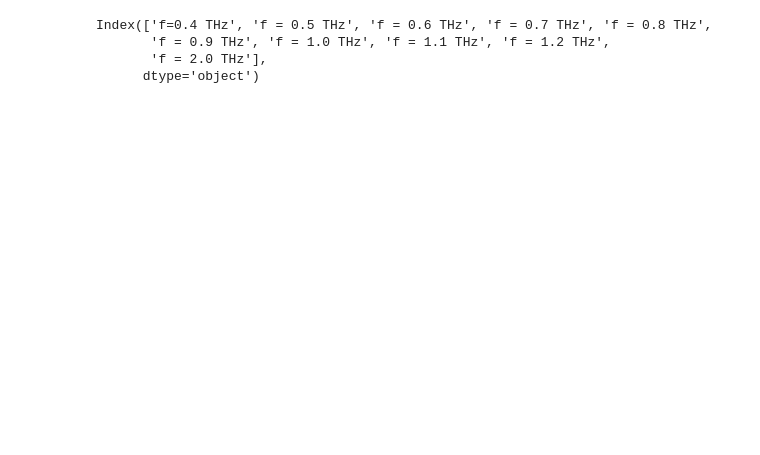
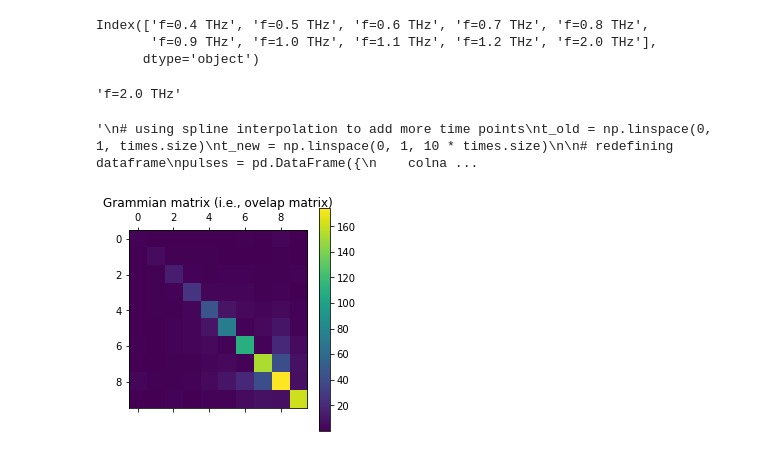
Before and after one commit to dibondar/superoscilations, a Jupyter notebook: how_to_get_superoscilations.ipynb, the cells around one changed output. Cells and saved outputs as stored; diff of their text form; code cells hidden in the pictures; blank space fills up the shorter version.

```diff
--- a/how_to_get_superoscilations.ipynb
+++ b/how_to_get_superoscilations.ipynb
@@ -8,9 +9,7 @@ from scipy.interpolate import UnivariateSpline
 # %%
 pulses = pd.read_excel('pulses.xlsx', dtype=np.float)
 
-timecol = 'Time (s)'
-
-largest_freq = 'f = 2.0 THz'
+timecol = 'time (ps)'
 
 # extract time colums and delet it
 times = pulses[timecol].to_numpy()
@@ -22,7 +21,6 @@ pulses /= field_ampl
 
 pulses.columns
 # %% [output]
-Index(['f=0.4 THz', 'f = 0.5 THz', 'f = 0.6 THz', 'f = 0.7 THz', 'f = 0.8 THz',
-       'f = 0.9 THz', 'f = 1.0 THz', 'f = 1.1 THz', 'f = 1.2 THz',
-       'f = 2.0 THz'],
+Index(['f=0.4 THz', 'f=0.5 THz', 'f=0.6 THz', 'f=0.7 THz', 'f=0.8 THz',
+       'f=0.9 THz', 'f=1.0 THz', 'f=1.1 THz', 'f=1.2 THz', 'f=2.0 THz'],
       dtype='object')
@@ -29,4 +32,13 @@ Index(['f=0.4 THz', 'f = 0.5 THz', 'f = 0.6 THz', 'f = 0.7 THz', 'f = 0.8 THz',
+# %%
+# extract the column corresponding to the largest frequency
+largest_freq = pulses.columns[
+    np.array(omega, dtype=np.float).argmax()
+]
+largest_freq
+# %% [output]
+'f=2.0 THz'
 # %%
+"""
 # using spline interpolation to add more time points
 t_old = np.linspace(0, 1, times.size)
 t_new = np.linspace(0, 1, 10 * times.size)
@@ -39,6 +51,16 @@ pulses = pd.DataFrame({
 
 # redefining time array
 times = np.linspace(times[0], times[-1], len(pulses))
+"""
+# %% [output]
+'\n# using spline interpolation to add more time points\nt_old = np.linspace(0, 1, times.size)\nt_new = np.linspace(0, 1, 10 * times.size)\n\n# redefining dataframe\npulses = pd.DataFrame({\n    colna ...
+# %%
+plt.matshow(np.abs(pulses.T @ pulses))
+plt.colorbar()
+plt.title("Grammian matrix (i.e., ovelap matrix)")
+plt.show()
+# %% [output]
+[figure, added]
 # %%
 def plot_pulses(df):
     """
```
Also changed, not shown: parts of 11 cells of this notebook, 1 other file.
